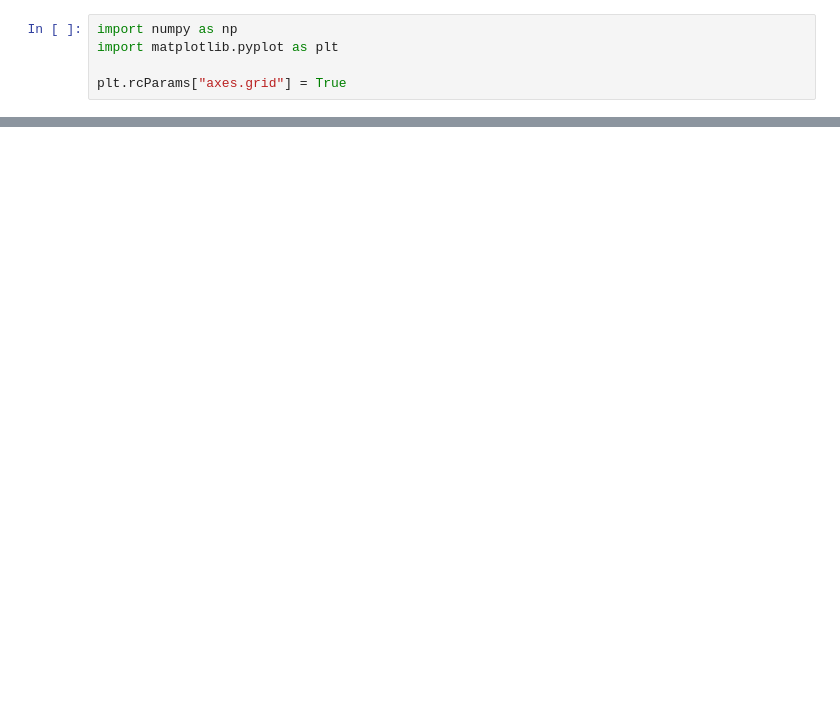
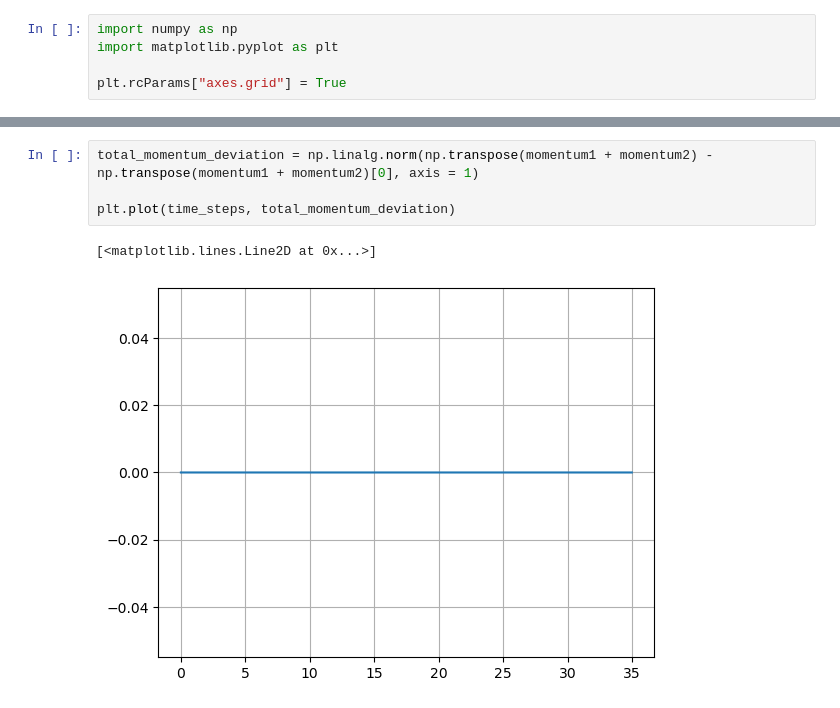
Before and after one commit to Shellf1sh/MolecularSimulation, a Jupyter notebook: problemSet2/PS2_plotting.ipynb, the cells around one changed output, grey strips where cells are left out. Saved outputs shown, nothing was run; the diff lists cells and outputs as text; blank space fills up the shorter version.

```diff
--- a/problemSet2/PS2_plotting.ipynb
+++ b/problemSet2/PS2_plotting.ipynb
@@ -25,0 +36,7 @@ plt.plot(energy/energy[0])
+# %%
+total_momentum_deviation = np.linalg.norm(np.transpose(momentum1 + momentum2) - np.transpose(momentum1 + momentum2)[0], axis = 1)
+
+plt.plot(time_steps, total_momentum_deviation)
+# %% [output]
+[<matplotlib.lines.Line2D at 0x...>]
+[figure, added]
```
Also changed, not shown: parts of 5 cells of this notebook, 1 other file.
